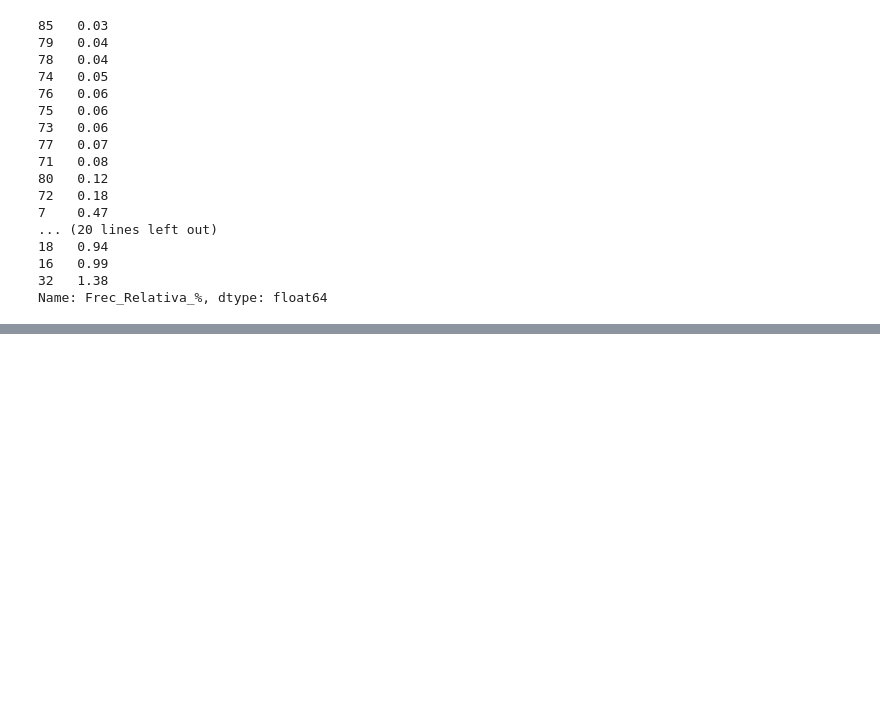
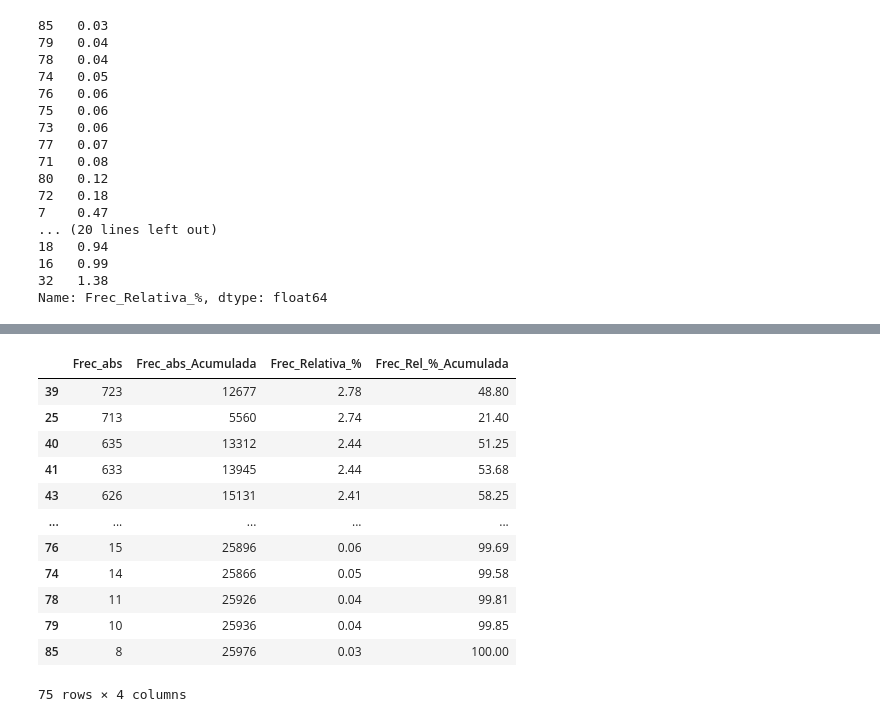
Before and after one commit to MHerrera11/Coderhouse, a Jupyter notebook: notebooks/Satisfacción de Clientes en Vuelos.ipynb, the cells around one changed output, grey strips where cells are left out. Cells and saved outputs as stored; diff of their text form; code cells hidden in the pictures; blank space fills up the shorter version.

```diff
--- a/notebooks/Satisfacción de Clientes en Vuelos.ipynb
+++ b/notebooks/Satisfacción de Clientes en Vuelos.ipynb
@@ -590,0 +588,17 @@ frec_df.loc[frec_df['Frec_Relativa_%'] >= 1.33].sort_values(by='Frec_Relativa_%'
+# %%
+# Moda
+frec_df.sort_values(by='Frec_Relativa_%',ascending=False)
+# %% [output]
+|  | Frec_abs | Frec_abs_Acumulada | Frec_Relativa_% | Frec_Rel_%_Acumulada |
+| 39 | 723 | 12677 | 2.78 | 48.80 |
+| 25 | 713 | 5560 | 2.74 | 21.40 |
+| 40 | 635 | 13312 | 2.44 | 51.25 |
+| 41 | 633 | 13945 | 2.44 | 53.68 |
+| 43 | 626 | 15131 | 2.41 | 58.25 |
+| ... | ... | ... | ... | ... |
+| 76 | 15 | 25896 | 0.06 | 99.69 |
+| 74 | 14 | 25866 | 0.05 | 99.58 |
+| 78 | 11 | 25926 | 0.04 | 99.81 |
+| 79 | 10 | 25936 | 0.04 | 99.85 |
+| 85 | 8 | 25976 | 0.03 | 100.00 |
+75 rows × 4 columns
```
Also changed, not shown: parts of 9 cells of this notebook.
